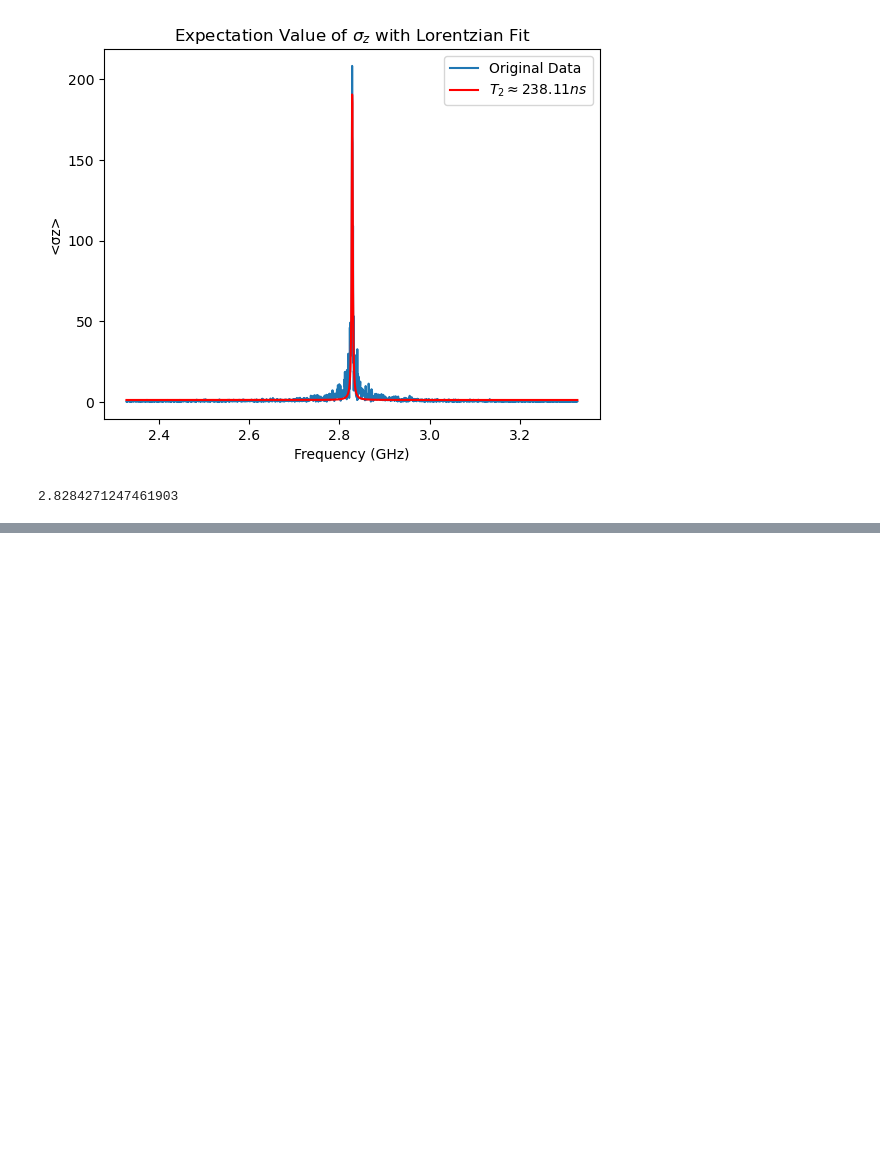
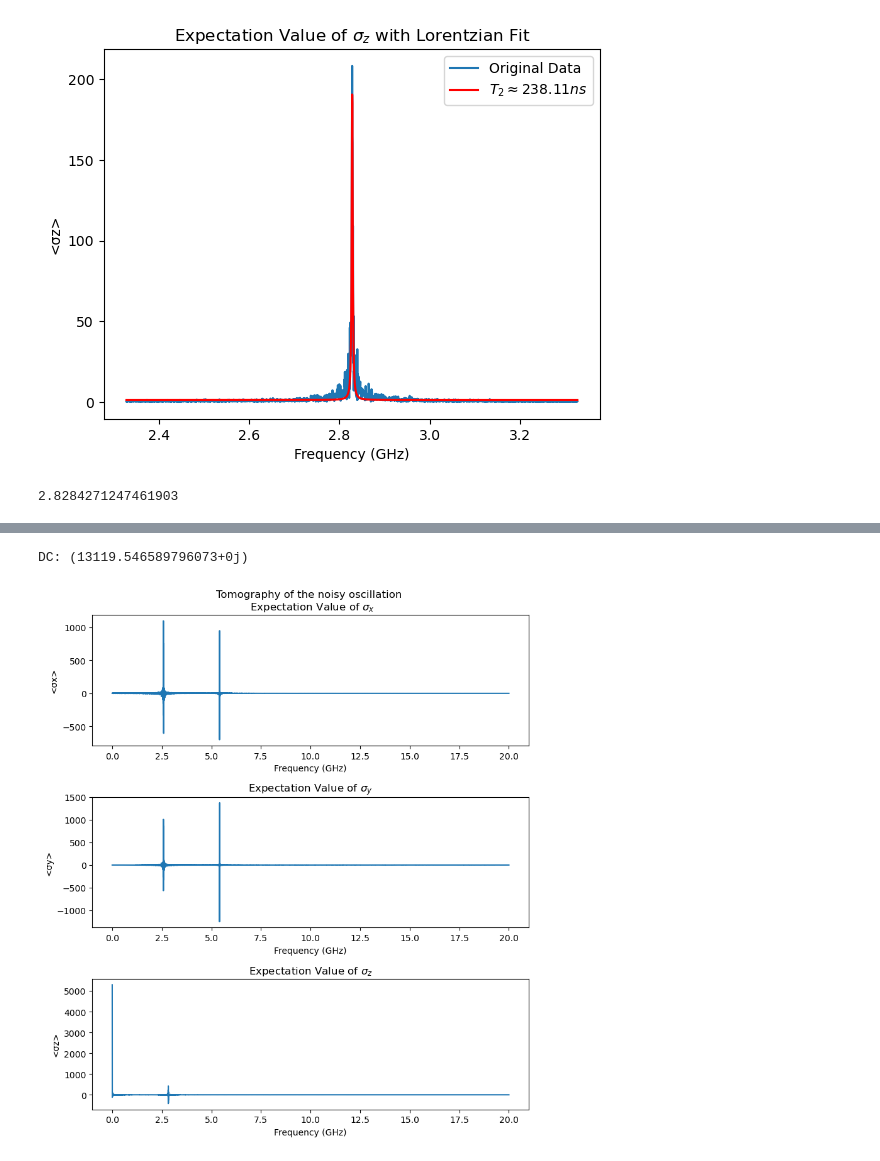
Before and after one commit to Danielgb23/superconducting_qubit_3, a Jupyter notebook: qubit_tls_white_noise.ipynb, the cells around one changed output, grey strips where cells are left out. Drawn from its saved outputs; the diff is of its cells as text; code cells hidden in the pictures; blank space fills up the shorter version.

```diff
--- a/qubit_tls_white_noise.ipynb
+++ b/qubit_tls_white_noise.ipynb
@@ -416,0 +417,5 @@ Fitted f0 4.47 GHz
+# %%
+plot_fft_tomography(t, res.expect)
+# %% [output]
+DC: (13119.546589796073+0j)
+[figure, added]
```
Also changed, not shown: parts of 17 cells of this notebook, 1 other file.
